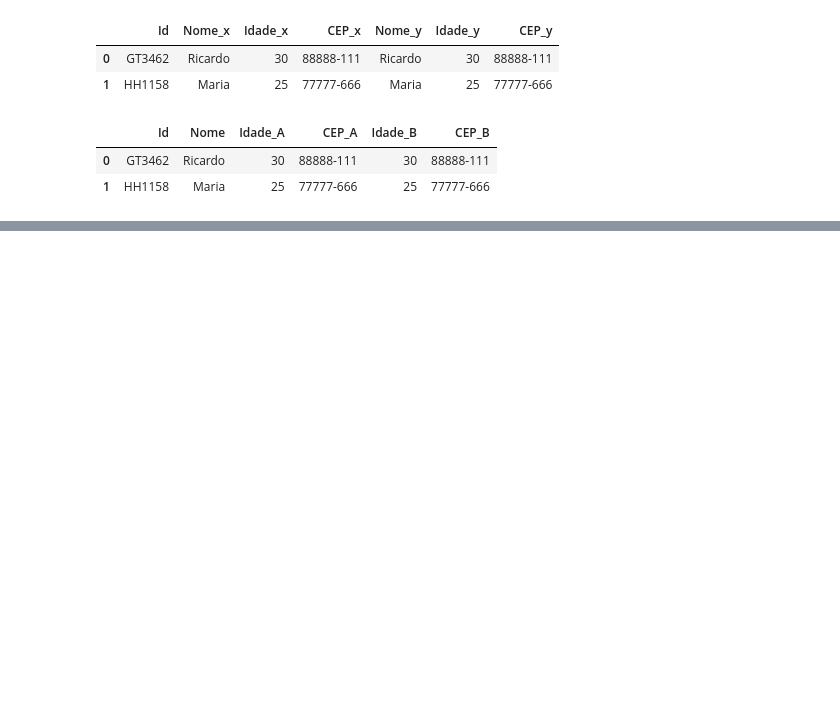
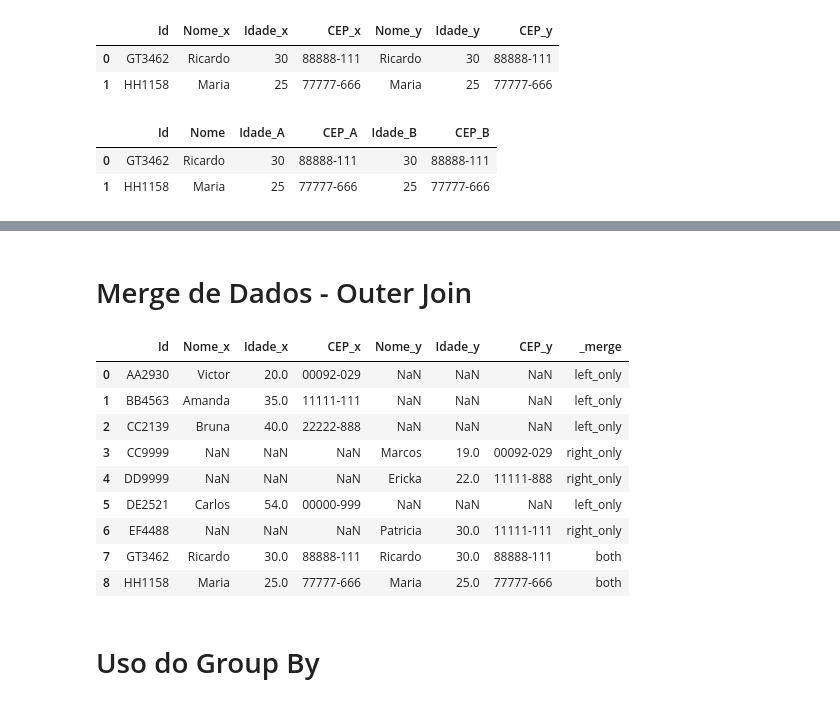
Before and after one commit to ihagoSantos/pandas-study, a Jupyter notebook: Section4 - Merge e Groupby.ipynb, the cells around one changed output, grey strips where cells are left out. Drawn from its saved outputs; the diff is of its cells as text; code cells hidden in the pictures; blank space fills up the shorter version.

```diff
--- a/Section4 - Merge e Groupby.ipynb
+++ b/Section4 - Merge e Groupby.ipynb
@@ -78,0 +132,18 @@ pd.merge(cadastro_a, cadastro_b[['Id', 'Idade', 'CEP']], on=['Id'], how='inner',
+# %% [markdown]
+# Merge de Dados - Outer Join
+# %%
+# indicator=True mostra de onde veio a linha (left_only | right_only | both)
+pd.merge(cadastro_a, cadastro_b, how='outer', on='Id', indicator=True)
+# %% [output]
+|  | Id | Nome_x | Idade_x | CEP_x | Nome_y | Idade_y | CEP_y | _merge |
+| 0 | AA2930 | Victor | 20.0 | 00092-029 | NaN | NaN | NaN | left_only |
+| 1 | BB4563 | Amanda | 35.0 | 11111-111 | NaN | NaN | NaN | left_only |
+| 2 | CC2139 | Bruna | 40.0 | 22222-888 | NaN | NaN | NaN | left_only |
+| 3 | CC9999 | NaN | NaN | NaN | Marcos | 19.0 | 00092-029 | right_only |
+| 4 | DD9999 | NaN | NaN | NaN | Ericka | 22.0 | 11111-888 | right_only |
+| 5 | DE2521 | Carlos | 54.0 | 00000-999 | NaN | NaN | NaN | left_only |
+| 6 | EF4488 | NaN | NaN | NaN | Patricia | 30.0 | 11111-111 | right_only |
+| 7 | GT3462 | Ricardo | 30.0 | 88888-111 | Ricardo | 30.0 | 88888-111 | both |
+| 8 | HH1158 | Maria | 25.0 | 77777-666 | Maria | 25.0 | 77777-666 | both |
+# %% [markdown]
+# Uso do Group By
```
Also changed, not shown: parts of 15 cells of this notebook, 1 other file.
